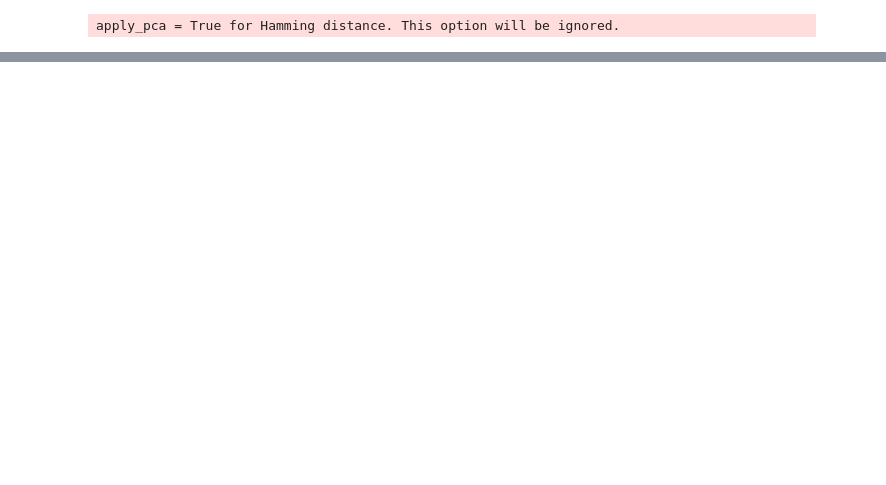
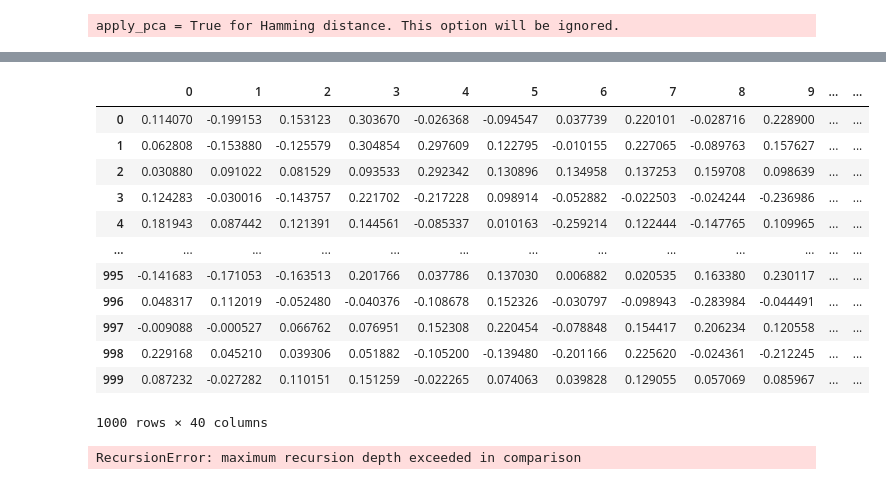
Before and after one commit to ClementCornet/Compare-Mixed-Clustering, a Jupyter notebook: data_generation/test.ipynb, the cells around one changed output, grey strips where cells are left out. Drawn from its saved outputs; the diff is of its cells as text; code cells hidden in the pictures; blank space fills up the shorter version.

```diff
--- a/data_generation/test.ipynb
+++ b/data_generation/test.ipynb
@@ -85,7 +133,7 @@ from gen_data import generate_data
 from prince import FAMD
 import plotly.express as px
 # %%
-df = generate_data(n_clusters=5,clust_std=0.08,n_num=15,n_cat=15,cat_unique=3,n_indiv=250)
+df = generate_data(n_clusters=3,clust_std=0.1,n_num=20,n_cat=20,cat_unique=7,n_indiv=1000)
 pca = FAMD(n_components=3)
 rr = pca.fit_transform(df)
 rr.columns = ['X','Y','Z']
@@ -171,0 +610,16 @@ apply_pca = True for Hamming distance. This option will be ignored.
+# %%
+df
+# %% [output]
+|  | 0 | 1 | 2 | 3 | 4 | 5 | 6 | 7 | 8 | 9 | ... | ... |
+| 0 | 0.114070 | -0.199153 | 0.153123 | 0.303670 | -0.026368 | -0.094547 | 0.037739 | 0.220101 | -0.028716 | 0.228900 | ... | ... |
+| 1 | 0.062808 | -0.153880 | -0.125579 | 0.304854 | 0.297609 | 0.122795 | -0.010155 | 0.227065 | -0.089763 | 0.157627 | ... | ... |
+| 2 | 0.030880 | 0.091022 | 0.081529 | 0.093533 | 0.292342 | 0.130896 | 0.134958 | 0.137253 | 0.159708 | 0.098639 | ... | ... |
+| 3 | 0.124283 | -0.030016 | -0.143757 | 0.221702 | -0.217228 | 0.098914 | -0.052882 | -0.022503 | -0.024244 | -0.236986 | ... | ... |
+| 4 | 0.181943 | 0.087442 | 0.121391 | 0.144561 | -0.085337 | 0.010163 | -0.259214 | 0.122444 | -0.147765 | 0.109965 | ... | ... |
+| ... | ... | ... | ... | ... | ... | ... | ... | ... | ... | ... | ... | ... |
+| 995 | -0.141683 | -0.171053 | -0.163513 | 0.201766 | 0.037786 | 0.137030 | 0.006882 | 0.020535 | 0.163380 | 0.230117 | ... | ... |
+| 996 | 0.048317 | 0.112019 | -0.052480 | -0.040376 | -0.108678 | 0.152326 | -0.030797 | -0.098943 | -0.283984 | -0.044491 | ... | ... |
+| 997 | -0.009088 | -0.000527 | 0.066762 | 0.076951 | 0.152308 | 0.220454 | -0.078848 | 0.154417 | 0.206234 | 0.120558 | ... | ... |
+| 998 | 0.229168 | 0.045210 | 0.039306 | 0.051882 | -0.105200 | -0.139480 | -0.201166 | 0.225620 | -0.024361 | -0.212245 | ... | ... |
+| 999 | 0.087232 | -0.027282 | 0.110151 | 0.151259 | -0.022265 | 0.074063 | 0.039828 | 0.129055 | 0.057069 | 0.085967 | ... | ... |
+1000 rows × 40 columns
@@ -171,0 +628,36 @@ apply_pca = True for Hamming distance. This option will be ignored.
+# %%
+import rpy2.robjects as ro
+from rpy2.robjects.packages import importr
+from rpy2.robjects import pandas2ri
+from rpy2.robjects import r
+
+from rpy2.robjects.conversion import localconverter
+with localconverter(ro.default_converter + pandas2ri.converter):
+    base = importr('base')
+    smry = base.summary(df)
+    kmed = importr('kmed')
+    mixdata = robjects.r(
+        '''
+        library(kmed)
+        a <- matrix(sample(1:2, 7*3, replace = TRUE), 7, 3)
+        a1 <- matrix(sample(1:3, 7*3, replace = TRUE), 7, 3)
+        mixdata <- cbind(iris[1:7,1:3], a, a1)
+        colnames(mixdata) <- c(paste(c("num"), 1:3, sep = ""),
+                            paste(c("bin"), 1:3, sep = ""),
+                            paste(c("cat"), 1:3, sep = ""))
+        mixdata
+        ''')
+    #ahmad_dey = kmed.distmix(df, method = "ahmad",
+    # idnum = '1:3',
+    #  idbin = '4:6',
+    #   idcat = '7:9')
+    d_mat = kmed.distmix(
+                                data=mixdata,
+                                method='huang',
+                                idbin=ro.IntVector([4,5,6]),
+                                idcat=ro.IntVector([7,8,9]),
+                                idnum=ro.IntVector([1,2,3])
+                            )
+d_mat
+# %% [output]
+RecursionError: maximum recursion depth exceeded in comparison
```
Also changed, not shown: parts of 48 cells of this notebook, 30 other files.
